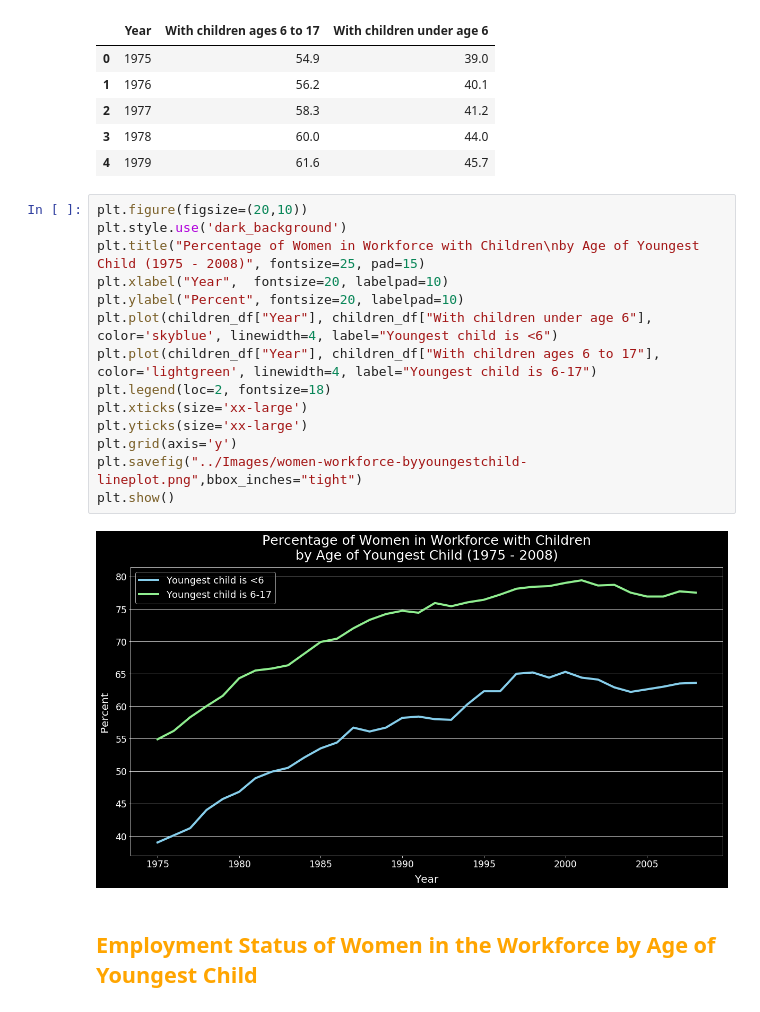
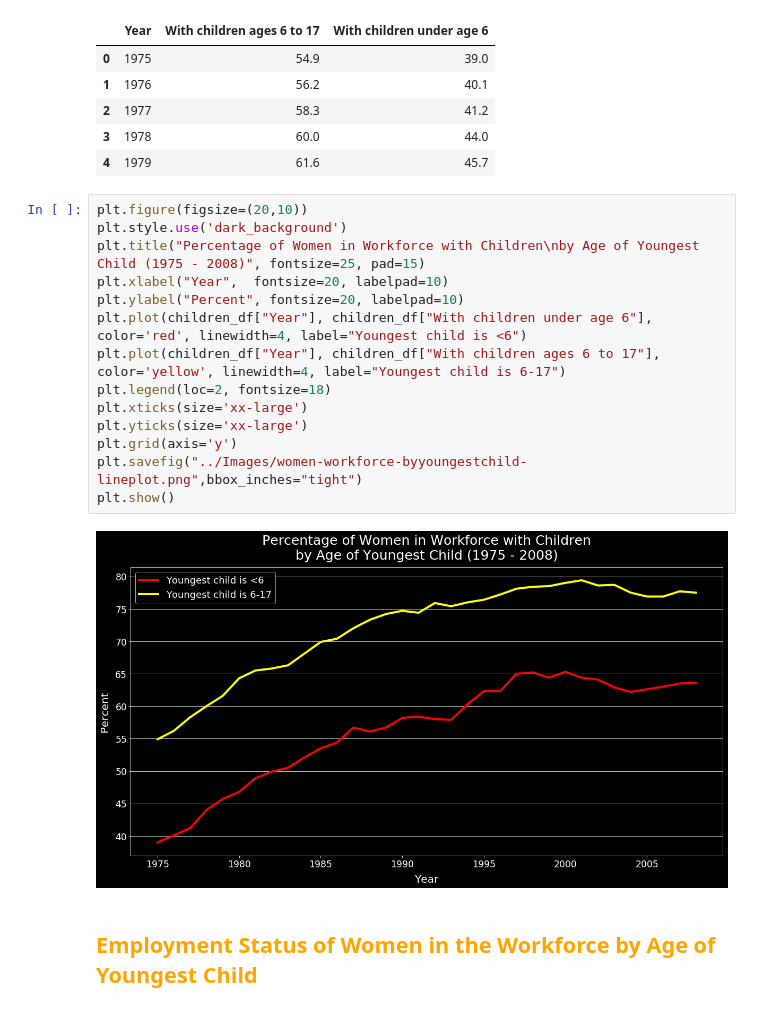
Before and after one commit to kathleeng77/Open-Source-Project-1, a Jupyter notebook: analysis/women-in-workforce-analysis.ipynb, the cells around one changed output. Drawn from its saved outputs; the diff is of its cells as text.

```diff
--- a/analysis/women-in-workforce-analysis.ipynb
+++ b/analysis/women-in-workforce-analysis.ipynb
@@ -431,19 +431,19 @@ children_df.head()
 # %%
 plt.figure(figsize=(20,10))
 plt.style.use('dark_background')
 plt.title("Percentage of Women in Workforce with Children\nby Age of Youngest Child (1975 - 2008)", fontsize=25, pad=15)
 plt.xlabel("Year",  fontsize=20, labelpad=10)
 plt.ylabel("Percent", fontsize=20, labelpad=10)
-plt.plot(children_df["Year"], children_df["With children under age 6"], color='skyblue', linewidth=4, label="Youngest child is <6")
-plt.plot(children_df["Year"], children_df["With children ages 6 to 17"], color='lightgreen', linewidth=4, label="Youngest child is 6-17")
+plt.plot(children_df["Year"], children_df["With children under age 6"], color='red', linewidth=4, label="Youngest child is <6")
+plt.plot(children_df["Year"], children_df["With children ages 6 to 17"], color='yellow', linewidth=4, label="Youngest child is 6-17")
 plt.legend(loc=2, fontsize=18)
 plt.xticks(size='xx-large')
 plt.yticks(size='xx-large')
 plt.grid(axis='y')
 plt.savefig("../Images/women-workforce-byyoungestchild-lineplot.png",bbox_inches="tight")
 plt.show()
 # %% [output]
-[figure, old version]
+[figure, new version]
 # %% [markdown]
 ## <font color=orange>Employment Status of Women in the Workforce by Age of Youngest Child</font>
 # %%
```
Also changed, not shown: parts of 2 cells of this notebook, 3 other files.
